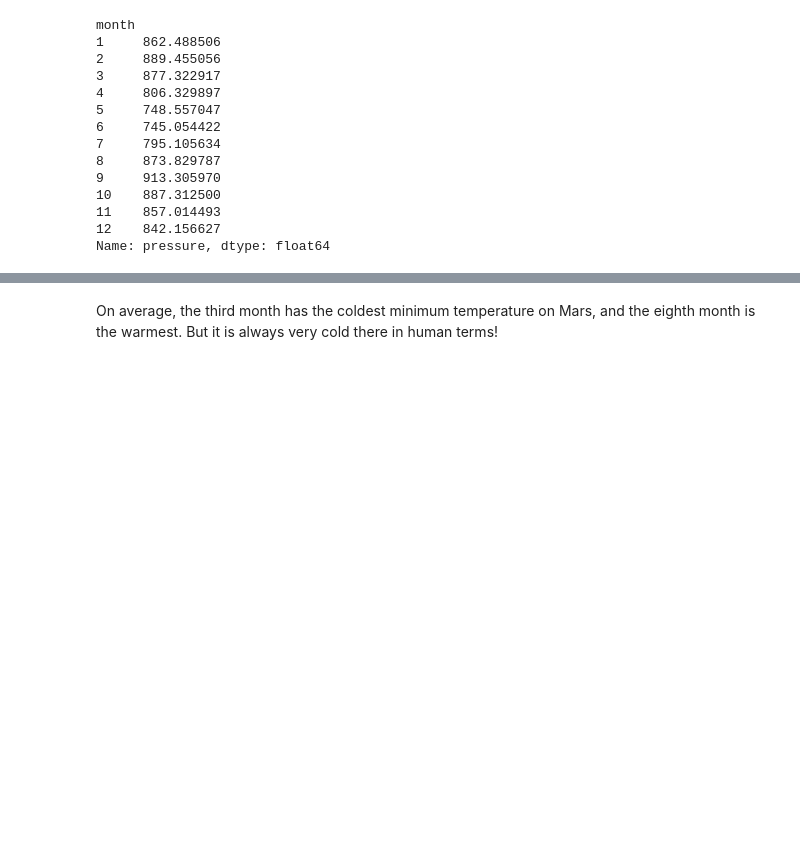
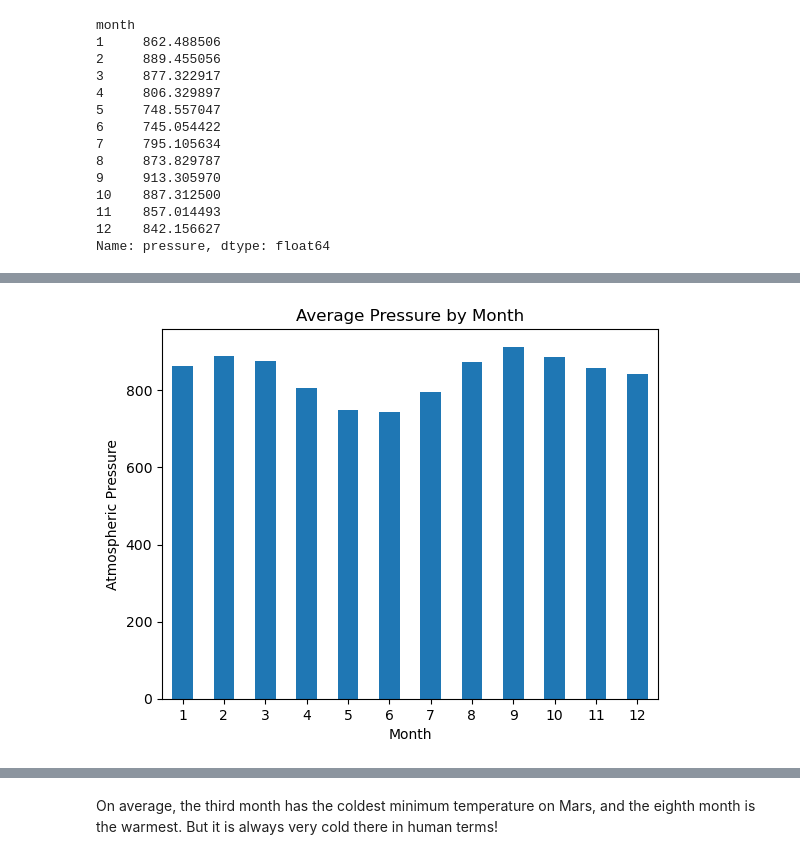
Before and after one commit to TatianaLouise/web-scraping-challenge, a Jupyter notebook: part_2_mars_weather.ipynb, the cells around one changed output, grey strips where cells are left out. Drawn from its saved outputs; the diff is of its cells as text; code cells hidden in the pictures; blank space fills up the shorter version.

```diff
--- a/part_2_mars_weather.ipynb
+++ b/part_2_mars_weather.ipynb
@@ -187,5 +222,7 @@ Name: min_temp, dtype: float64
 # %%
 # 4. Average pressure by Martian month
+avg_pressure = mars_df.groupby('month')['pressure'].mean()
+avg_pressure
 # %% [output]
 month
 1     862.488506
@@ -211,0 +241,9 @@ Name: pressure, dtype: float64
+# %%
+# Plot the average pressure by month
+avg_pressure.plot.bar(rot=0)
+plt.xlabel('Month')
+plt.ylabel('Atmospheric Pressure')
+plt.title("Average Pressure by Month")
+plt.show()
+# %% [output]
+[figure, added]
```
Also changed, not shown: parts of 12 cells of this notebook, 2 other files.
